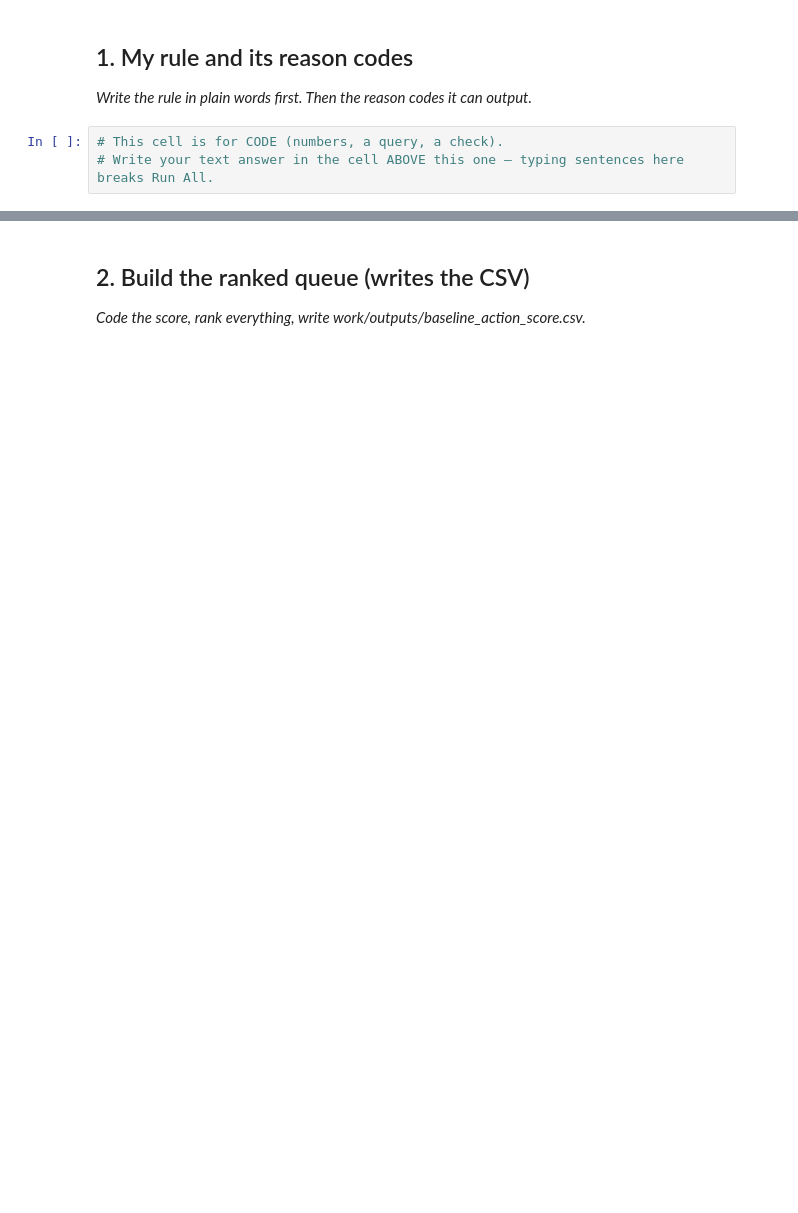
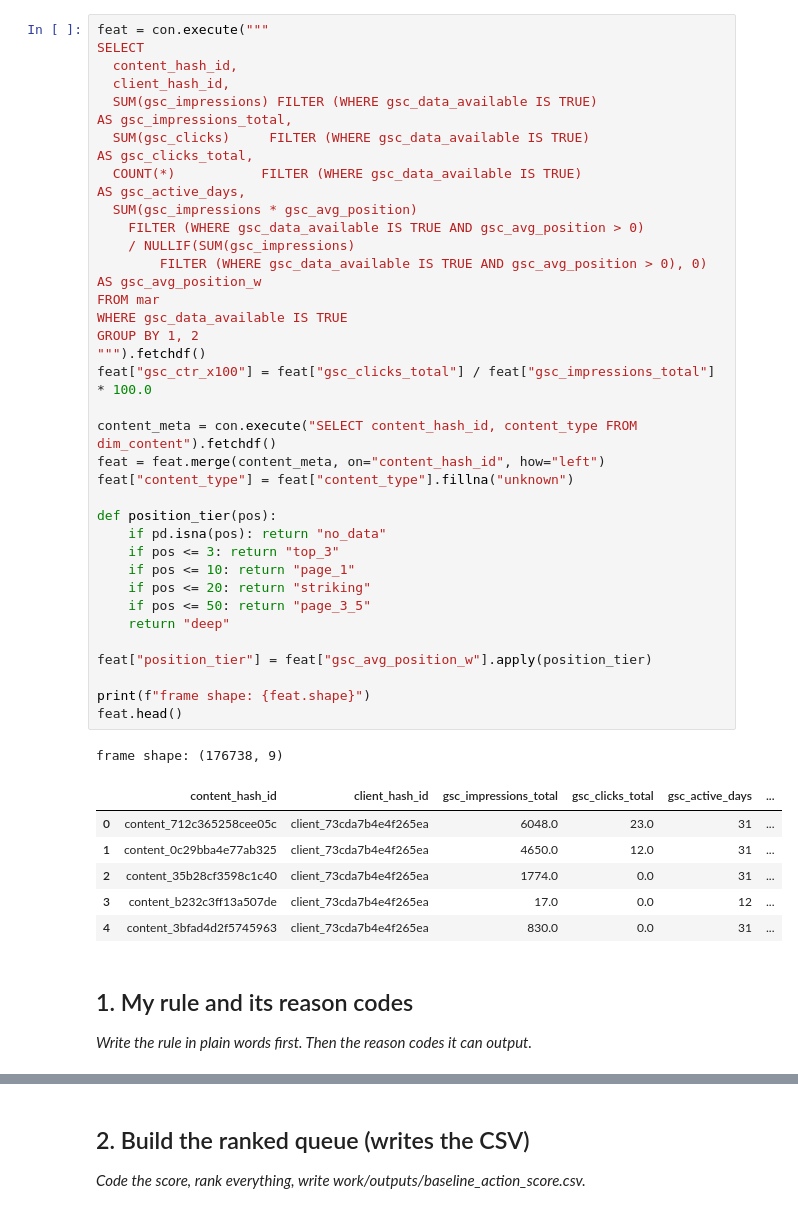
Before and after one commit to Vishal-141206/flyrank-ml-internship, a Jupyter notebook: work/notebooks/w04_baseline_score.ipynb, the cells around one changed output, grey strips where cells are left out. Drawn from its saved outputs; the diff is of its cells as text; blank space fills up the shorter version.

```diff
--- a/work/notebooks/w04_baseline_score.ipynb
+++ b/work/notebooks/w04_baseline_score.ipynb
@@ -9,7 +66,46 @@ This skeleton is yours to fill. Work the sections **in order** — each one has
+# %%
+feat = con.execute("""
+SELECT
+  content_hash_id,
+  client_hash_id,
+  SUM(gsc_impressions) FILTER (WHERE gsc_data_available IS TRUE)                            AS gsc_impressions_total,
+  SUM(gsc_clicks)     FILTER (WHERE gsc_data_available IS TRUE)                             AS gsc_clicks_total,
+  COUNT(*)           FILTER (WHERE gsc_data_available IS TRUE)                              AS gsc_active_days,
+  SUM(gsc_impressions * gsc_avg_position)
+    FILTER (WHERE gsc_data_available IS TRUE AND gsc_avg_position > 0)
+    / NULLIF(SUM(gsc_impressions)
+        FILTER (WHERE gsc_data_available IS TRUE AND gsc_avg_position > 0), 0)              AS gsc_avg_position_w
+FROM mar
+WHERE gsc_data_available IS TRUE
+GROUP BY 1, 2
+""").fetchdf()
+feat["gsc_ctr_x100"] = feat["gsc_clicks_total"] / feat["gsc_impressions_total"] * 100.0
+
+content_meta = con.execute("SELECT content_hash_id, content_type FROM dim_content").fetchdf()
+feat = feat.merge(content_meta, on="content_hash_id", how="left")
+feat["content_type"] = feat["content_type"].fillna("unknown")
+
+def position_tier(pos):
+    if pd.isna(pos): return "no_data"
+    if pos <= 3: return "top_3"
+    if pos <= 10: return "page_1"
+    if pos <= 20: return "striking"
+    if pos <= 50: return "page_3_5"
+    return "deep"
+
+feat["position_tier"] = feat["gsc_avg_position_w"].apply(position_tier)
+
+print(f"frame shape: {feat.shape}")
+feat.head()
+# %% [output]
+frame shape: (176738, 9)
+|  | content_hash_id | client_hash_id | gsc_impressions_total | gsc_clicks_total | gsc_active_days | ... |
+| 0 | content_712c365258cee05c | client_73cda7b4e4f265ea | 6048.0 | 23.0 | 31 | ... |
+| 1 | content_0c29bba4e77ab325 | client_73cda7b4e4f265ea | 4650.0 | 12.0 | 31 | ... |
+| 2 | content_35b28cf3598c1c40 | client_73cda7b4e4f265ea | 1774.0 | 0.0 | 31 | ... |
+| 3 | content_b232c3ff13a507de | client_73cda7b4e4f265ea | 17.0 | 0.0 | 12 | ... |
+| 4 | content_3bfad4d2f5745963 | client_73cda7b4e4f265ea | 830.0 | 0.0 | 31 | ... |
 # %% [markdown]
 ## 1. My rule and its reason codes
 
 *Write the rule in plain words first. Then the reason codes it can output.*
-# %%
-# This cell is for CODE (numbers, a query, a check).
-# Write your text answer in the cell ABOVE this one — typing sentences here breaks Run All.
```
Also changed, not shown: parts of 16 cells of this notebook.
